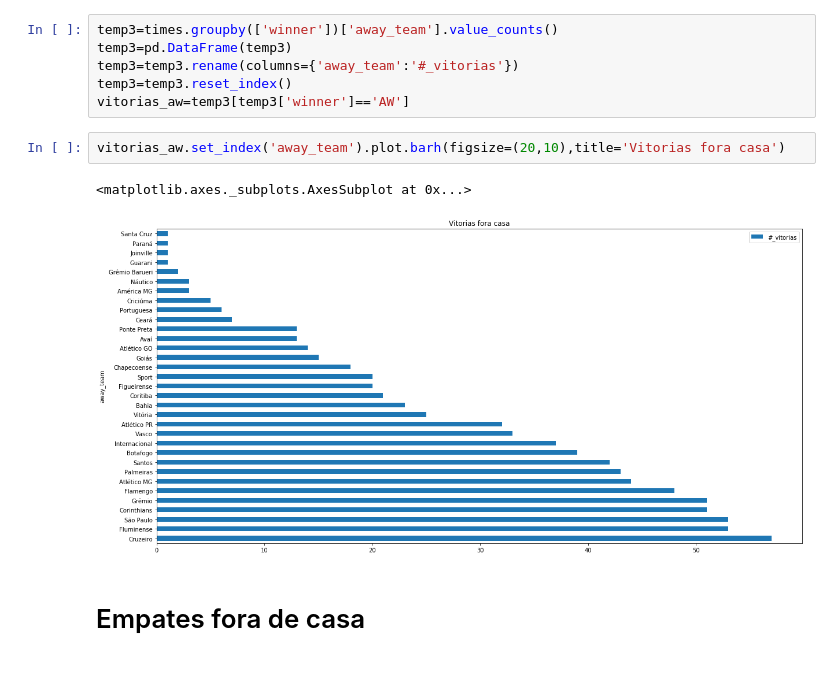
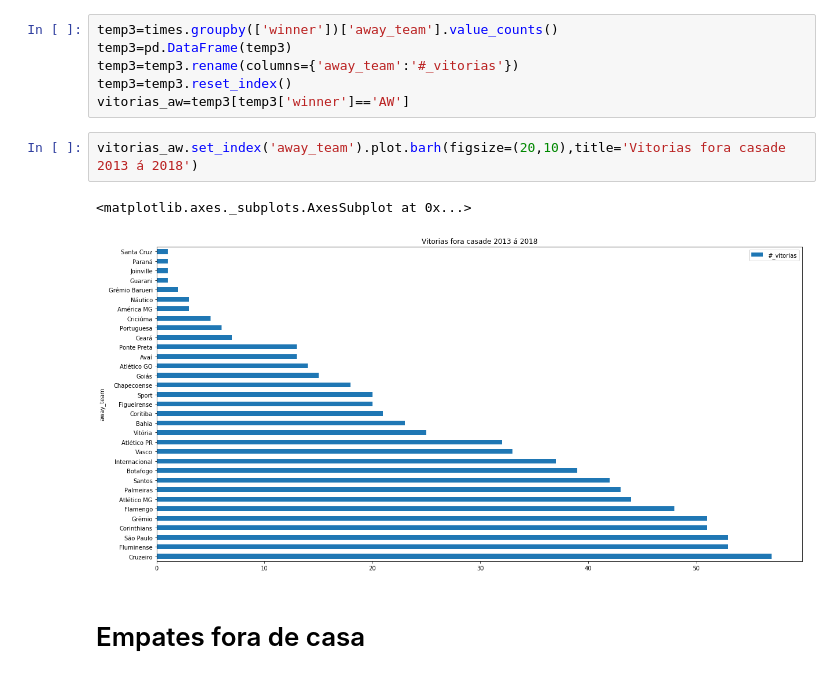
Before and after one commit to hlapa/brazilian_soccer_prediction, a Jupyter notebook: EDA.ipynb, the cells around one changed output. Saved outputs shown, nothing was run; the diff lists cells and outputs as text.

```diff
--- a/EDA.ipynb
+++ b/EDA.ipynb
@@ -164,10 +66,10 @@ temp3=temp3.rename(columns={'away_team':'#_vitorias'})
 temp3=temp3.reset_index()
 vitorias_aw=temp3[temp3['winner']=='AW']
 # %%
-vitorias_aw.set_index('away_team').plot.barh(figsize=(20,10),title='Vitorias fora casa')
+vitorias_aw.set_index('away_team').plot.barh(figsize=(20,10),title='Vitorias fora casade 2013 á 2018')
 # %% [output]
 <matplotlib.axes._subplots.AxesSubplot at 0x...>
-[figure, old version]
+[figure, new version]
 # %% [markdown]
 # Empates fora de casa
 # %%
```
Also changed, not shown: parts of 30 cells of this notebook, 5 other files.
